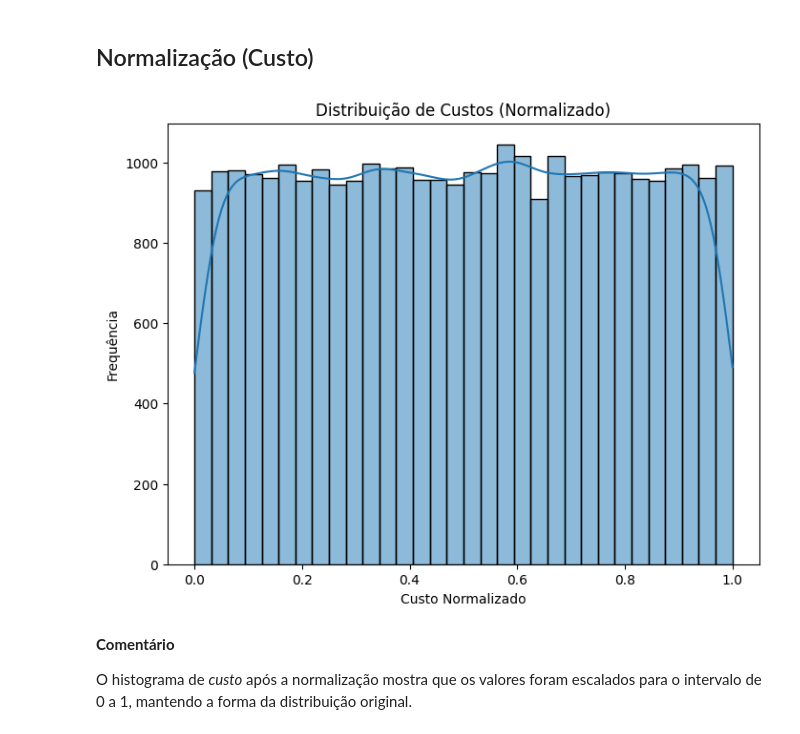
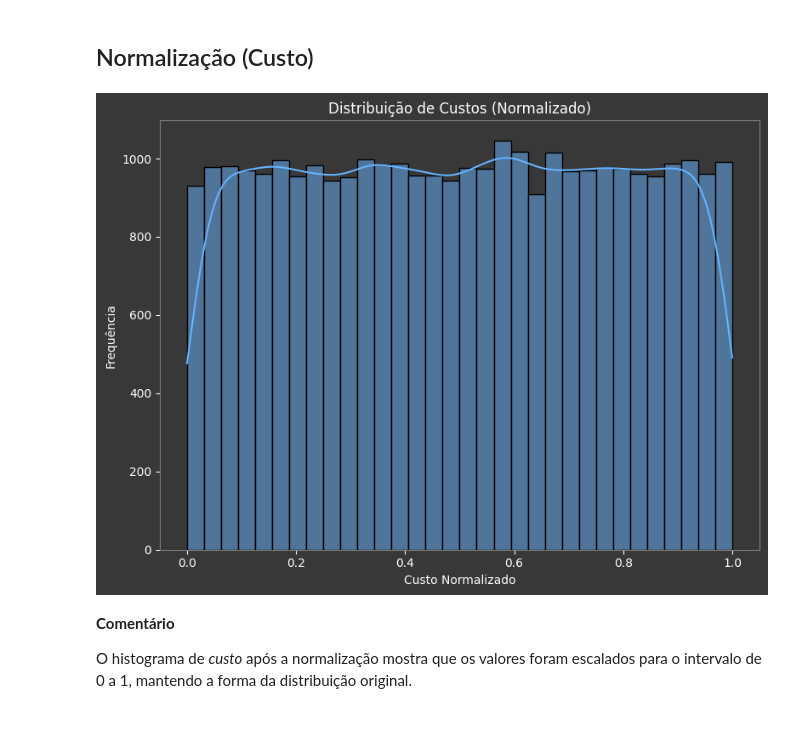
Before and after one commit to wellooriginal/mvp-analise_vendas, a Jupyter notebook: Análise_de_Dados_e_Boas_Práticas_Wellington_Sales_Chaves_(40530010055_20250_01).ipynb, the cells around one changed output. Saved outputs shown, nothing was run; the diff lists cells and outputs as text; code cells hidden in the pictures.

```diff
--- a/Análise_de_Dados_e_Boas_Práticas_Wellington_Sales_Chaves_(40530010055_20250_01).ipynb
+++ b/Análise_de_Dados_e_Boas_Práticas_Wellington_Sales_Chaves_(40530010055_20250_01).ipynb
@@ -1215,9 +1249,22 @@ O histograma de *preço unitário* após a normalização mostra que os valores
 # %%
 # Visualização da distribuição após a normalização (Receita)
 plt.figure(figsize=(8, 6))
-sns.histplot(df_normalized['receita'], kde=True)
-plt.title('Distribuição da Receita (Normalizado)')
-plt.xlabel('Receita Normalizado')
-plt.ylabel('Frequência')
+plt.gcf().set_facecolor('#383838')
+
+# Histograma com KDE
+ax = sns.histplot(df_normalized['receita'], kde=True, color='#66b3ff')
+ax.set_facecolor('#383838')  # Fundo do gráfico
+
+# Títulos e rótulos em branco
+ax.set_title('Distribuição da Receita (Normalizado)', color='white')
+ax.set_xlabel('Receita Normalizado', color='white')
+ax.set_ylabel('Frequência', color='white')
+ax.tick_params(axis='both', colors='white')
+
+# Cor das bordas (spines) em cinza
+for spine in ax.spines.values():
+    spine.set_color('gray')
+
+plt.tight_layout()
 plt.show()
 # %% [output]
@@ -1231,13 +1278,26 @@ O histograma de *receita* após a normalização mostra que os valores foram esc
 # %%
 # Visualização da distribuição após a normalização (Custo)
 plt.figure(figsize=(8, 6))
-sns.histplot(df_normalized['custo'], kde=True)
-plt.title('Distribuição de Custos (Normalizado)')
-plt.xlabel('Custo Normalizado')
-plt.ylabel('Frequência')
+plt.gcf().set_facecolor('#383838')
+
+# Histograma com KDE
+ax = sns.histplot(df_normalized['custo'], kde=True, color='#66b3ff')
+ax.set_facecolor('#383838')  # Fundo do gráfico
+
+# Títulos e rótulos em branco
+ax.set_title('Distribuição de Custos (Normalizado)', color='white')
+ax.set_xlabel('Custo Normalizado', color='white')
+ax.set_ylabel('Frequência', color='white')
+ax.tick_params(axis='both', colors='white')
+
+# Cor das bordas (spines) em cinza
+for spine in ax.spines.values():
+    spine.set_color('gray')
+
+plt.tight_layout()
 plt.show()
 # %% [output]
-[figure, old version]
+[figure, new version]
 # %% [markdown]
 **Comentário**
 
```
Also changed, not shown: parts of 7 cells of this notebook.
